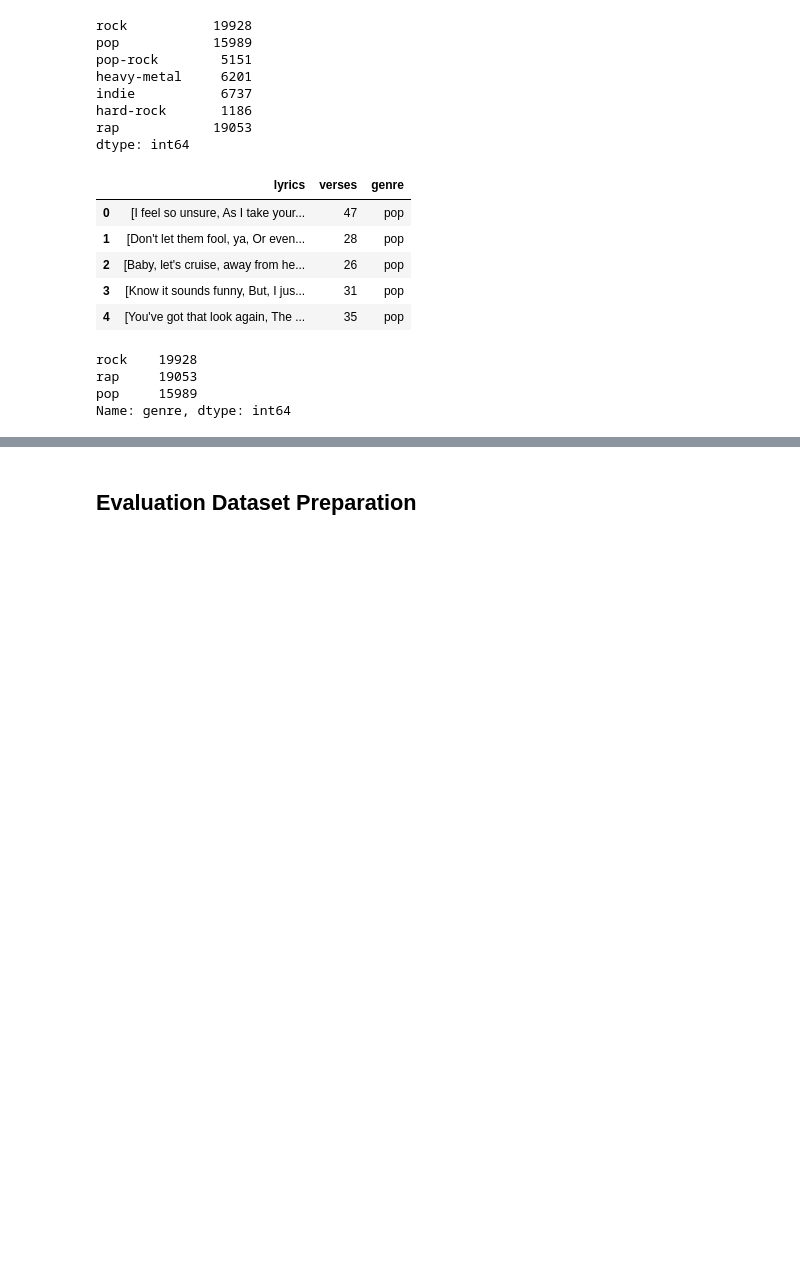
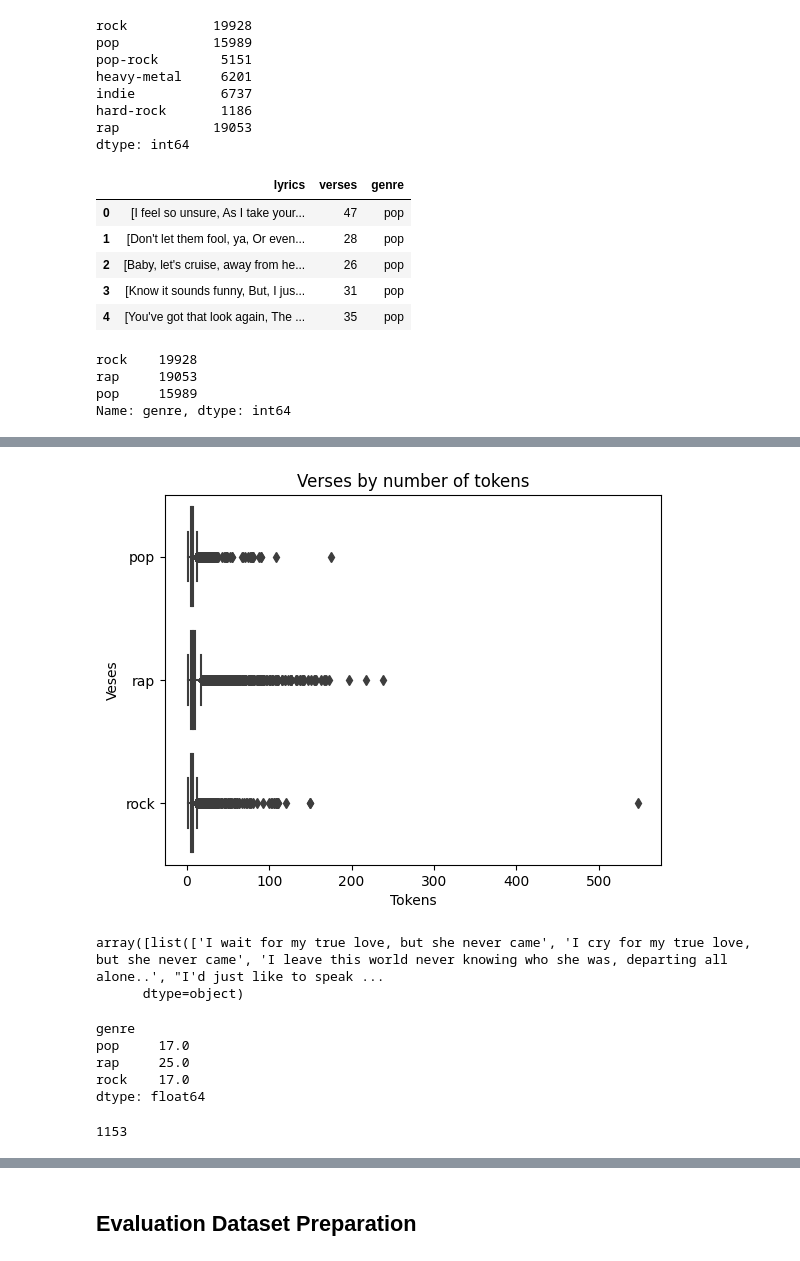
Before and after one commit to mattiapggioli/lyrics2ts, a Jupyter notebook: notebooks/data_preparation.ipynb, the cells around one changed output, grey strips where cells are left out. Saved outputs shown, nothing was run; the diff lists cells and outputs as text; code cells hidden in the pictures; blank space fills up the shorter version.

```diff
--- a/notebooks/data_preparation.ipynb
+++ b/notebooks/data_preparation.ipynb
@@ -243,0 +303,8 @@ Name: genre, dtype: int64
+# %%
+lyrics_by_verse = zip(list(df['lyrics']),list(df['genre']),list(df.index))
+
+verses_by_genre = [(verse, genre, index) for lyrics, genre, index in lyrics_by_verse for verse in lyrics]
+
+df_verses = pd.DataFrame(verses_by_genre, columns=['verse','genre','index'])
+
+df_verses.head()
@@ -243,0 +318,16 @@ Name: genre, dtype: int64
+# %%
+df_verses['tokens'] = [len(list(tokenize(verse))) for verse in tqdm(df_verses['verse'])]
+# %%
+fig, ax = plt.subplots()
+ax = sns.boxplot(data=df_verses, x='tokens', y='genre')
+ax.set_xlabel('Tokens')
+ax.set_ylabel('Veses')
+ax.set_title('Verses by number of tokens')
+plt.show()
+# %% [output]
+[figure, added]
+# %%
+df['lyrics'][df_verses[(df_verses['genre']=='rock') & (df_verses['tokens']>500)]['index']].values
+# %% [output]
+array([list(['I wait for my true love, but she never came', 'I cry for my true love, but she never came', 'I leave this world never knowing who she was, departing all alone..', "I'd just like to speak ...
+      dtype=object)
@@ -243,0 +347,12 @@ Name: genre, dtype: int64
+# %%
+upper_bound
+# %% [output]
+genre
+pop     17.0
+rap     25.0
+rock    17.0
+dtype: float64
+# %%
+len(outlier_index)
+# %% [output]
+1153
```
Also changed, not shown: parts of 33 cells of this notebook.
